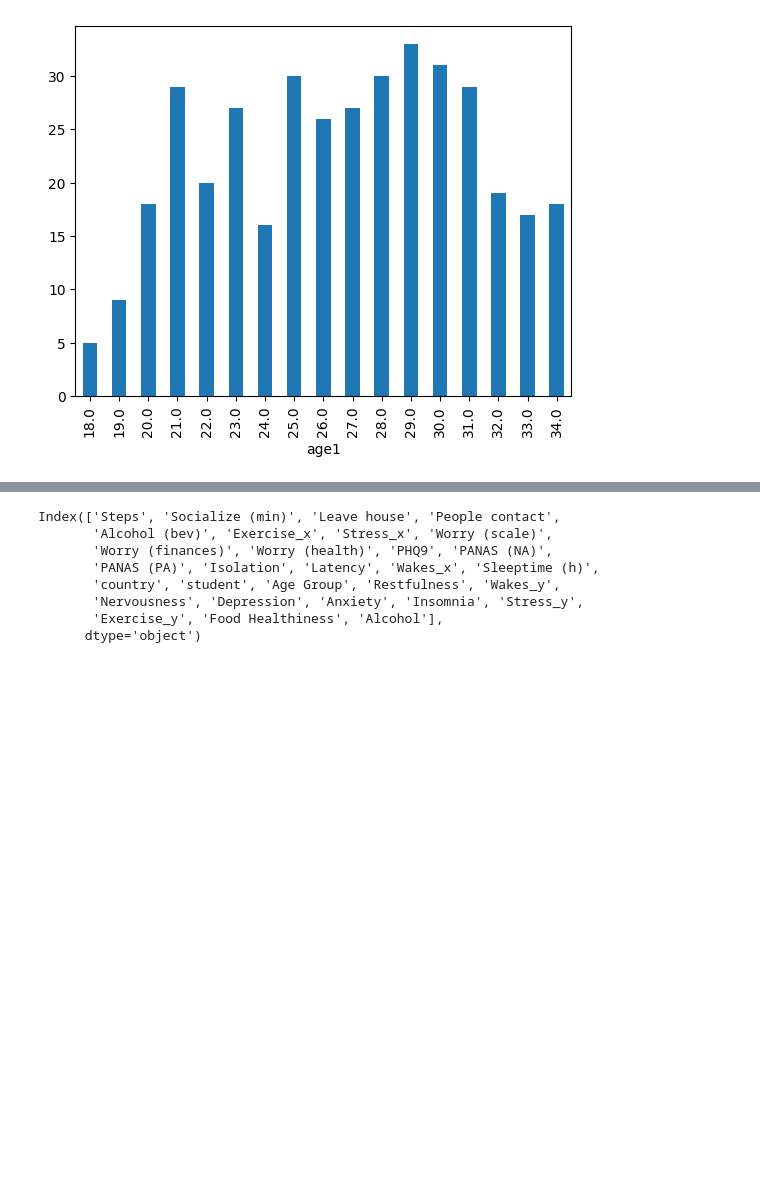
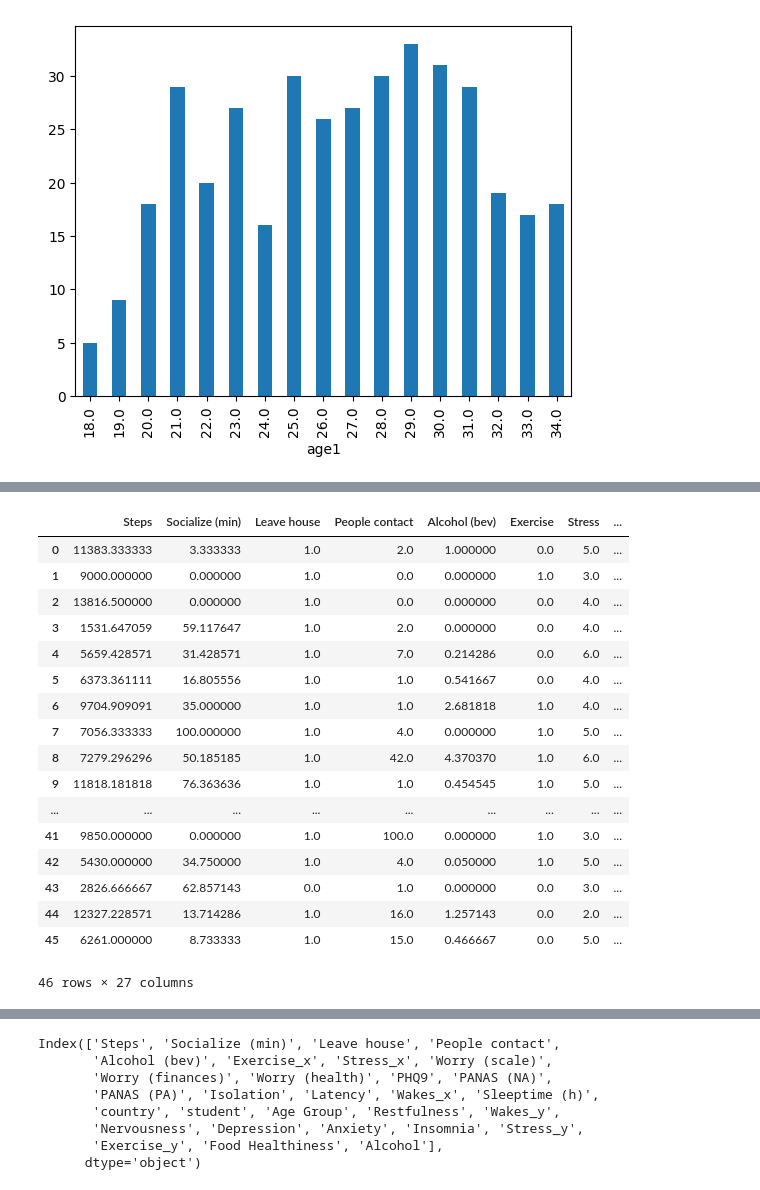
Before and after one commit to heksaani/DataScienceProject, a Jupyter notebook: analysis/merge_tables.ipynb, the cells around one changed output, grey strips where cells are left out. Saved outputs shown, nothing was run; the diff lists cells and outputs as text; code cells hidden in the pictures; blank space fills up the shorter version.

Commit message:
Correct the concatenation

```diff
--- a/analysis/merge_tables.ipynb
+++ b/analysis/merge_tables.ipynb
@@ -255,0 +281,29 @@ df_comb= pd.merge(df_covid, df_uhs, on=['Sleeptime (h)','Age Group'], how='outer
+# %%
+# scaling the stress from the uhs to be 1 to 7
+df_uhs['Stress'] = ((df_uhs['Stress'] - 1) / (4 - 1)) * (7 - 1) + 1
+# chnage Wakes column to be Wakes (scale) and Exercise to be Exercise (scale)
+df_uhs = df_uhs.rename(columns = {'Wakes': 'Wakes (scale)',
+                                  'Exercise': 'Exercise (scale)'} )
+# %%
+df_comb= pd.concat([df_covid, df_uhs], ignore_index= True, sort=False)
+# %%
+df_comb.head(46)
+# %% [output]
+|  | Steps | Socialize (min) | Leave house | People contact | Alcohol (bev) | Exercise | Stress | ... |
+| 0 | 11383.333333 | 3.333333 | 1.0 | 2.0 | 1.000000 | 0.0 | 5.0 | ... |
+| 1 | 9000.000000 | 0.000000 | 1.0 | 0.0 | 0.000000 | 1.0 | 3.0 | ... |
+| 2 | 13816.500000 | 0.000000 | 1.0 | 0.0 | 0.000000 | 0.0 | 4.0 | ... |
+| 3 | 1531.647059 | 59.117647 | 1.0 | 2.0 | 0.000000 | 0.0 | 4.0 | ... |
+| 4 | 5659.428571 | 31.428571 | 1.0 | 7.0 | 0.214286 | 0.0 | 6.0 | ... |
+| 5 | 6373.361111 | 16.805556 | 1.0 | 1.0 | 0.541667 | 0.0 | 4.0 | ... |
+| 6 | 9704.909091 | 35.000000 | 1.0 | 1.0 | 2.681818 | 1.0 | 4.0 | ... |
+| 7 | 7056.333333 | 100.000000 | 1.0 | 4.0 | 0.000000 | 1.0 | 5.0 | ... |
+| 8 | 7279.296296 | 50.185185 | 1.0 | 42.0 | 4.370370 | 1.0 | 6.0 | ... |
+| 9 | 11818.181818 | 76.363636 | 1.0 | 1.0 | 0.454545 | 1.0 | 5.0 | ... |
+| ... | ... | ... | ... | ... | ... | ... | ... | ... |
+| 41 | 9850.000000 | 0.000000 | 1.0 | 100.0 | 0.000000 | 1.0 | 3.0 | ... |
+| 42 | 5430.000000 | 34.750000 | 1.0 | 4.0 | 0.050000 | 1.0 | 5.0 | ... |
+| 43 | 2826.666667 | 62.857143 | 0.0 | 1.0 | 0.000000 | 0.0 | 3.0 | ... |
+| 44 | 12327.228571 | 13.714286 | 1.0 | 16.0 | 1.257143 | 0.0 | 2.0 | ... |
+| 45 | 6261.000000 | 8.733333 | 1.0 | 15.0 | 0.466667 | 0.0 | 5.0 | ... |
+46 rows × 27 columns
```
Also changed, not shown: parts of 22 cells of this notebook, 1 other file.
